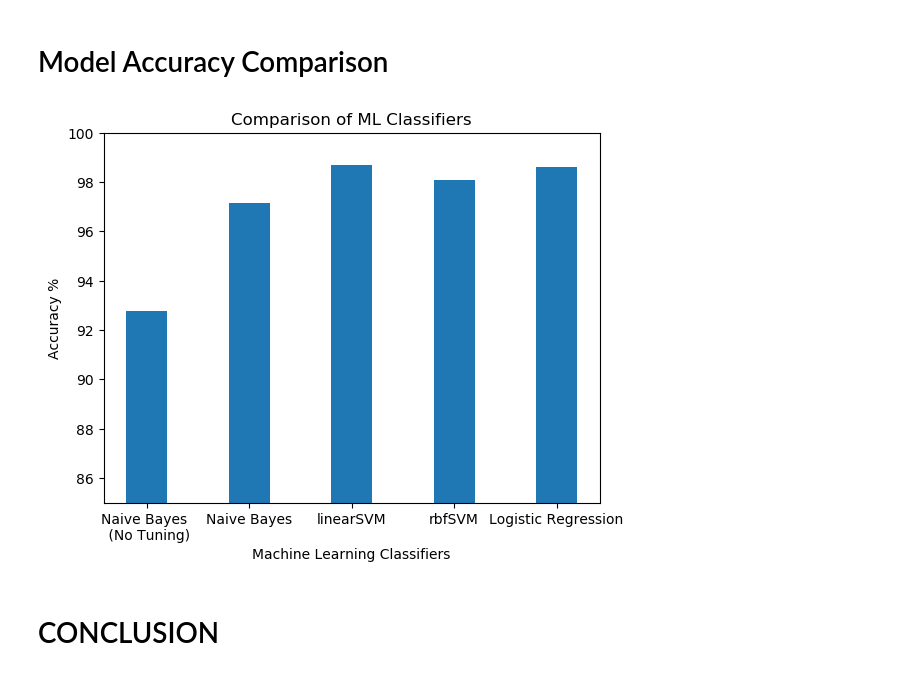
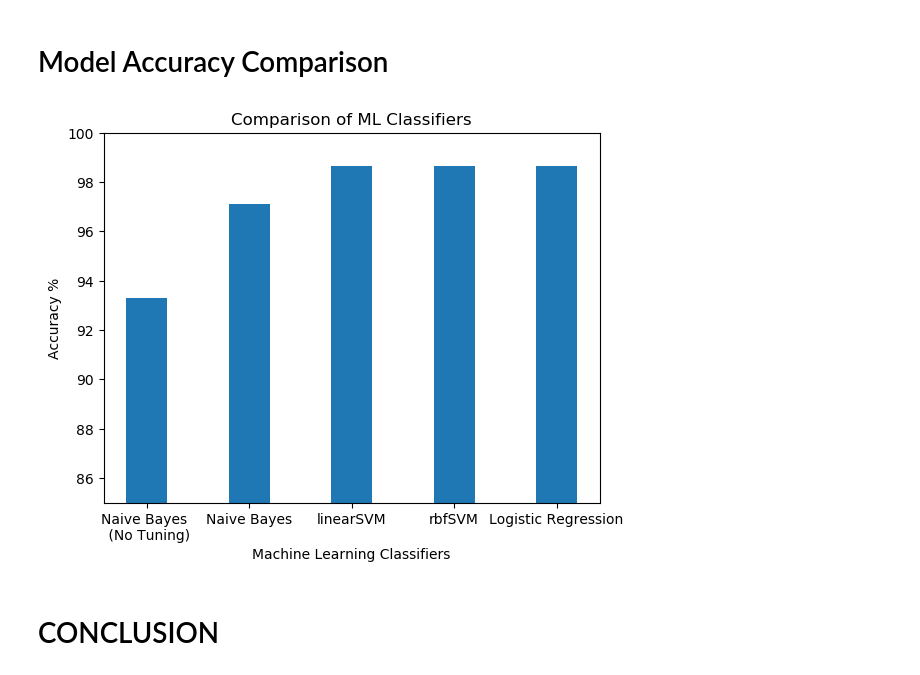
Before and after one commit to jdmart/recidiviz_charge_classifier, a Jupyter notebook: Recidiviz_Charge_Classifer_Summary.ipynb, the cells around one changed output. Saved outputs shown, nothing was run; the diff lists cells and outputs as text; code cells hidden in the pictures.

Commit message:
Update descriptions of models and deeper gridsearch on various params

```diff
--- a/Recidiviz_Charge_Classifer_Summary.ipynb
+++ b/Recidiviz_Charge_Classifer_Summary.ipynb
@@ -820,7 +822,7 @@ from sklearn.metrics import accuracy_score
 from sklearn import model_selection
 
 nplol = NumpyListofListsTransformer()
-ng_tfidf = TfidfVectorizer(stop_words=getStopWords(), preprocessor=my_preprocessor, token_pattern=get_tokenizer())
+ng_tfidf = TfidfVectorizer(preprocessor=my_preprocessor, token_pattern=get_tokenizer())
 mnb = MultinomialNB()
 
 pipe = Pipeline([('nplol', nplol),
@@ -830,14 +832,16 @@ pipe = Pipeline([('nplol', nplol),
 
 param_grid = {
     'ng_tfidf__ngram_range': list(combinations(np.arange(1, 6, 1),2)),
-    'mnb__alpha': np.arange(0.2, 2, 0.1)
+    'mnb__alpha': np.arange(0.2, 2, 0.1),
+    'ng_tfidf__stop_words': [getStopWords(), []]
+
 }
 
 gs = model_selection.GridSearchCV(
     pipe,
     param_grid,
-    cv=4,
-    n_jobs=4  # run each hyperparameter in one of two parallel jobs
+    cv=2,
+    n_jobs=2  # run each hyperparameter in one of two parallel jobs
 )
 
 nb_charge_clf = gs.fit(cd_train, cc_train)
@@ -972,9 +1039,7 @@ from sklearn.metrics import accuracy_score
 from sklearn import model_selection
 
 nplol = NumpyListofListsTransformer()
-# cct = CleanChargesTransformer()
-ng_tfidf = TfidfVectorizer(ngram_range=(2,5), stop_words=getStopWords(), preprocessor=my_preprocessor, token_pattern=get_tokenizer())
-# clf_svm = SGDClassifier()
+ng_tfidf = TfidfVectorizer(ngram_range=(1,5), preprocessor=my_preprocessor, token_pattern=get_tokenizer())
 clf_svm = SVC()
 
 pipe = Pipeline([('nplol', nplol),
@@ -983,10 +1048,12 @@ pipe = Pipeline([('nplol', nplol),
 ])
 
 
-Cs = [0.001, 0.01, 0.1, 1, 10]
-gammas = [0.001, 0.01, 0.1, 1]
+param_grid = {
+    'clf_svm__C': [0.1, 1, 10, 100],
+    'clf_svm__gamma' : [0.001, 0.01, 0.1, 1],
+    'ng_tfidf__stop_words': [getStopWords(), []]
 
-param_grid = {'clf_svm__C': Cs, 'clf_svm__gamma' : gammas}
+}
 
 gs = model_selection.GridSearchCV(
     pipe,
@@ -1037,7 +1104,7 @@ from sklearn.feature_extraction.text import TfidfVectorizer
 from sklearn.linear_model import LogisticRegression
 
 nplol = NumpyListofListsTransformer()
-ng_tfidf = TfidfVectorizer(ngram_range=(1,6), stop_words=getStopWords(), preprocessor=my_preprocessor, token_pattern=get_tokenizer())
+ng_tfidf = TfidfVectorizer(preprocessor=my_preprocessor, token_pattern=get_tokenizer())
 lreg = LogisticRegression()
 
 pipe = Pipeline([('nplol', nplol),
@@ -1047,7 +1114,8 @@ pipe = Pipeline([('nplol', nplol),
 
 param_grid = {
     'ng_tfidf__ngram_range': list(combinations(np.arange(1, 6, 1),2)),
-    'lreg__C': np.arange(0.1, 5, 0.2),
+    'lreg__C': [0.001, 0.01, 0.1, 1, 10, 100],
+    'ng_tfidf__stop_words': [getStopWords(), []]
 }
 
 gs = model_selection.GridSearchCV(
@@ -1311,27 +1379,27 @@ In the future, I think monetary amounts need to be weighted more heavily to corr
 # %%
 plt.rcdefaults()
 fig, ax = plt.subplots()
 
 # Example data
 classifers = ('Naive Bayes \n (No Tuning)', 'Naive Bayes', 'linearSVM', 'rbfSVM', 'Logistic Regression')
 x = np.arange(len(classifers))
 
-performance = [bad_charge_clf.score(cd_test, cc_test), nb_charge_clf.score(cd_test, cc_test),
+performance = [nb_charge_clf_0.score(cd_test, cc_test), nb_charge_clf.score(cd_test, cc_test),
                svm_lin_charge_clf.score(cd_test, cc_test), svm_rbf_charge_clf.score(cd_test, cc_test),
                log_charge_clf.score(cd_test, cc_test)]
 performance = [x*100 for x in performance]
 
 plt.bar(x, performance, width=0.4, bottom=None, align='center', tick_label=classifers)
 plt.xticks(x)
 plt.ylim([85,100])
 plt.ylabel('Accuracy %')
 plt.xlabel('Machine Learning Classifiers')
 plt.title('Comparison of ML Classifiers')
 
 plt.show()
 # plt.savefig('classifer_comparison.png', dpi=800)
 # %% [output]
-[figure, old version]
+[figure, new version]
 # %% [markdown]
 # CONCLUSION
 # %% [markdown]
```
Also changed, not shown: parts of 26 cells of this notebook.
